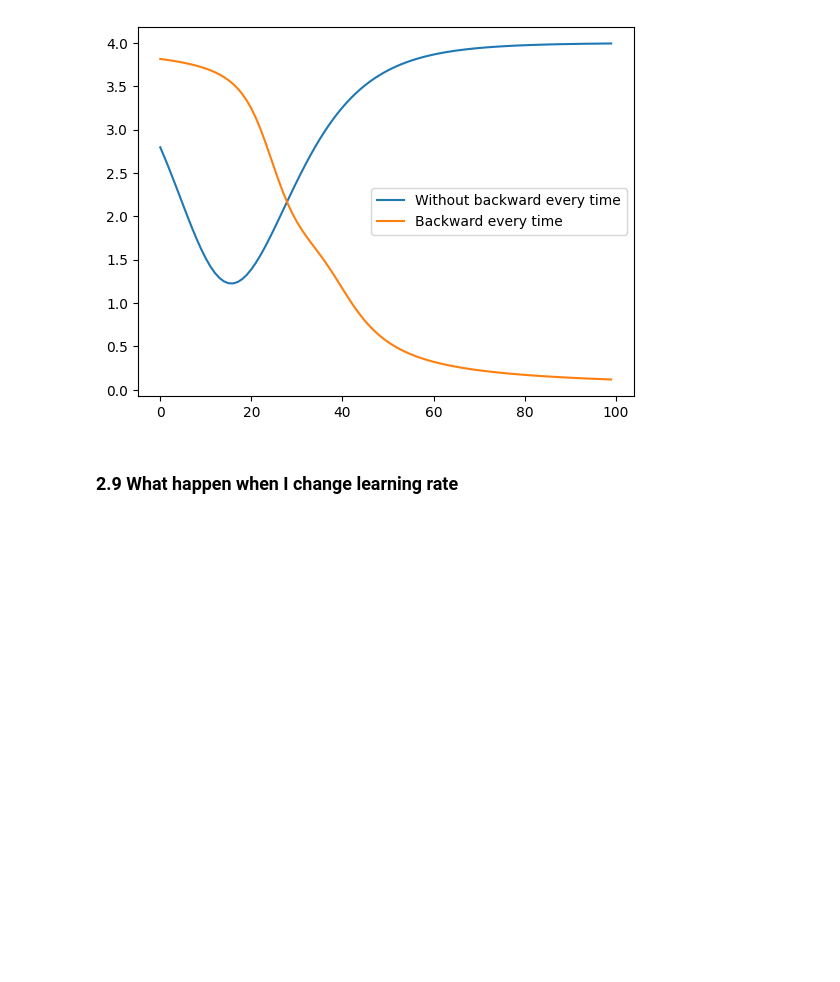
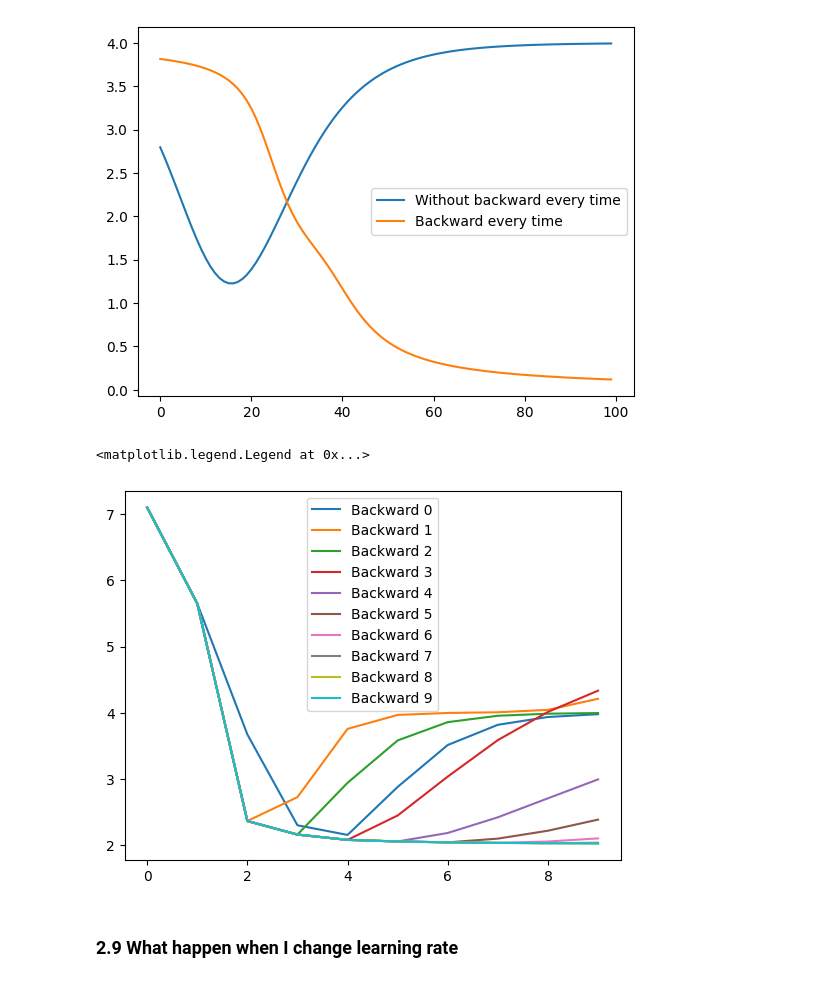
Before and after one commit to DanieleDiSpirito/intelligence-from-scratch, a Jupyter notebook: 01_MLP/MLP.ipynb, the cells around one changed output. Drawn from its saved outputs; the diff is of its cells as text; code cells hidden in the pictures; blank space fills up the shorter version.

Commit message:
Backward every epoch differences spot

```diff
--- a/01_MLP/MLP.ipynb
+++ b/01_MLP/MLP.ipynb
@@ -612,6 +612,50 @@ plt.legend(['Without backward every time', 'Backward every time'])
 # %% [output]
 <matplotlib.legend.Legend at 0x...>
 [figure]
+# %%
+N = 10
+
+n = [MLP([2,3,1]) for _ in range(N)]
+
+parameters = n[0].parameters()
+
+for k in range(N):
+    for p in n[k].parameters():
+        p.data = parameters[k].data
+
+xx = [
+    [Value(+2.0, label='x11'), Value(+3.0, label='x12')],
+    [Value(+3.0, label='x21'), Value(-1.0, label='x22')],
+    [Value(-1.0, label='x31'), Value(+1.0, label='x32')]
+]
+
+desired_y = [
+    Value(1.0, label='y1'), Value(-1.0, label='y2'), Value(-1.0, label='y3')
+]
+
+learning_rate = 0.1
+
+losses = [[0.0] * 10 for _ in range(N)]
+
+for j in range(N):
+    for i in range(N):
+        n_outputs = [n[j](x) for x in xx]
+        actual_y = [y for y in n_outputs]
+        loss = sum([(act - des)**2 for act, des in zip(actual_y, desired_y)])
+        if i <= j:
+            loss.zero_grad()
+            loss.grad = 1.0
+            loss.backward()
+        for p in n[j].parameters():
+            p.data -= learning_rate * p.grad
+        losses[j][i] = loss.data
+
+[plt.plot(losses[j]) for j in range(N)]
+
+plt.legend([f'Backward {j}' for j in range(N)])
+# %% [output]
+<matplotlib.legend.Legend at 0x...>
+[figure, added]
 # %% [markdown]
 ### 2.9 What happen when I change learning rate
 # %% [markdown]
```
